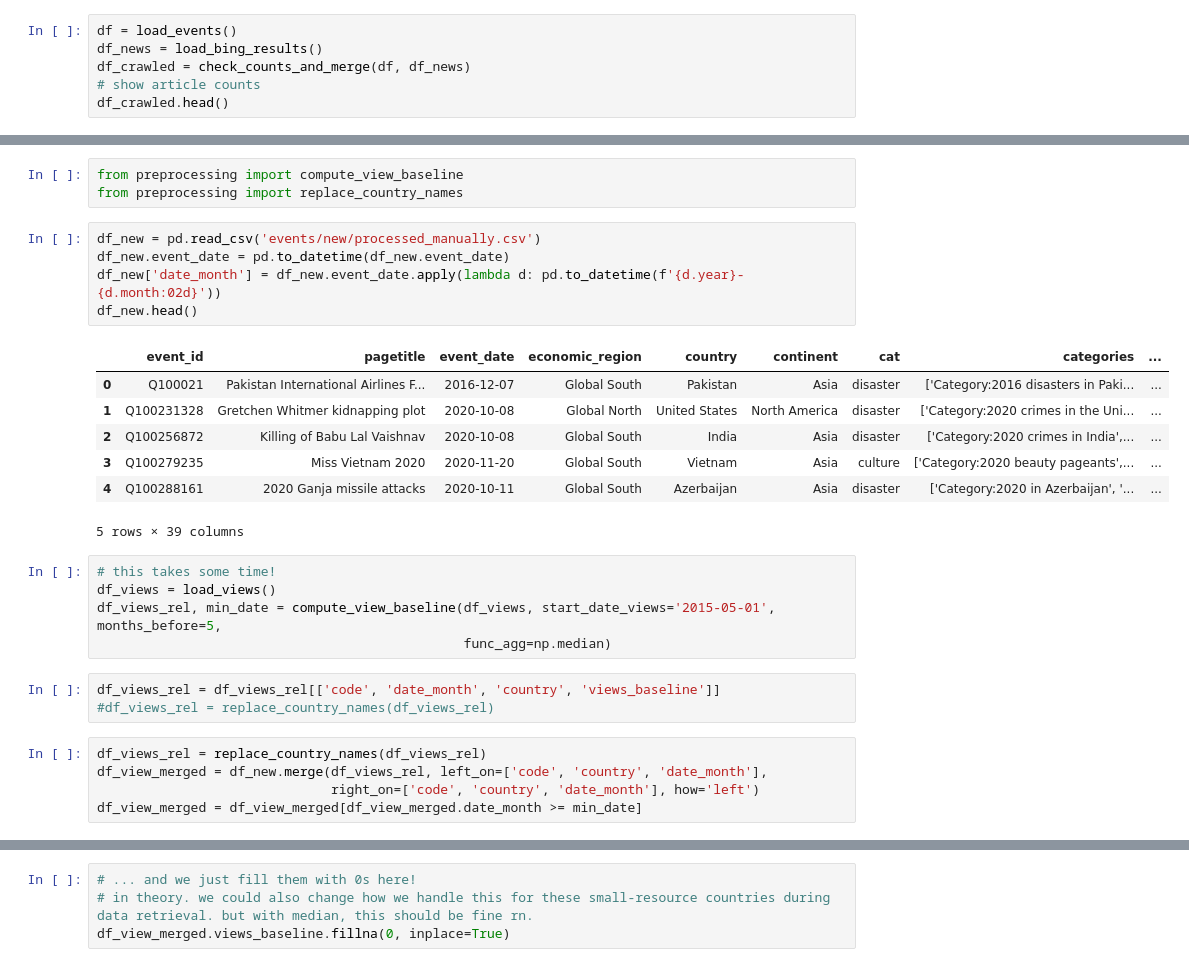
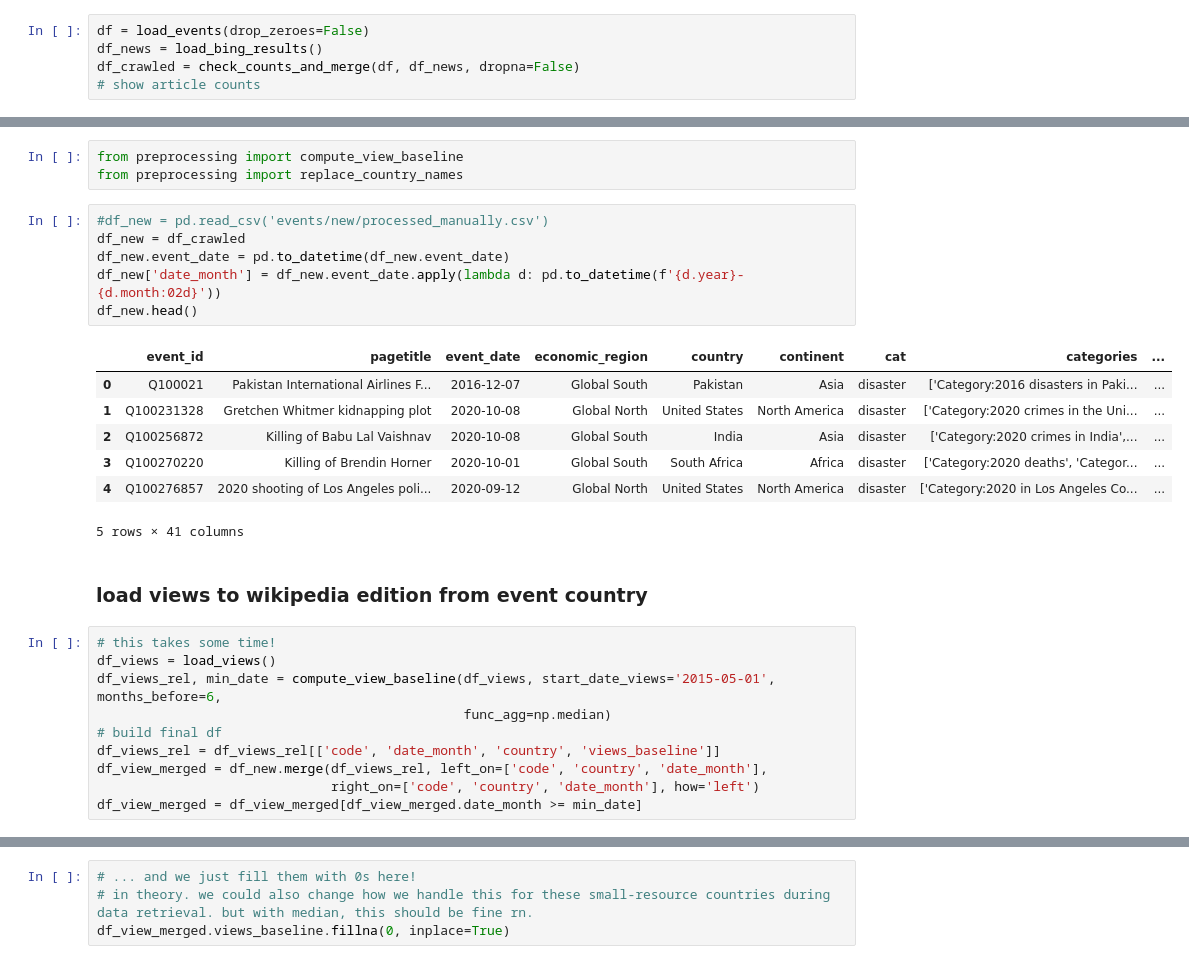
Before and after one commit to ruptho/wiki-event-bias, a Jupyter notebook: prepare_dataframe.ipynb, the cells around one changed output, grey strips where cells are left out. Drawn from its saved outputs; the diff is of its cells as text.

```diff
--- a/prepare_dataframe.ipynb
+++ b/prepare_dataframe.ipynb
@@ -8,11 +11,10 @@ from preprocessing import load_events, load_bing_results, check_counts_and_merge
 # %% [markdown]
 ## load df
 # %%
-df = load_events()
+df = load_events(drop_zeroes=False)
 df_news = load_bing_results()
-df_crawled = check_counts_and_merge(df, df_news)
+df_crawled = check_counts_and_merge(df, df_news, dropna=False)
 # show article counts
-df_crawled.head()
 # %% [output]
 Loading de
 LOAD FROM scraping/results/de_bingnews.json, Articles now: 2304
@@ -88,31 +95,31 @@ Note that these are commented out because we already did that once. the manually
 from preprocessing import compute_view_baseline
 from preprocessing import replace_country_names
 # %%
-df_new = pd.read_csv('events/new/processed_manually.csv')
+#df_new = pd.read_csv('events/new/processed_manually.csv')
+df_new = df_crawled
 df_new.event_date = pd.to_datetime(df_new.event_date)
 df_new['date_month'] = df_new.event_date.apply(lambda d: pd.to_datetime(f'{d.year}-{d.month:02d}'))
 df_new.head()
 # %% [output]
 |  | event_id | pagetitle | event_date | economic_region | country | continent | cat | categories | ... |
 | 0 | Q100021 | Pakistan International Airlines F... | 2016-12-07 | Global South | Pakistan | Asia | disaster | ['Category:2016 disasters in Paki... | ... |
 | 1 | Q100231328 | Gretchen Whitmer kidnapping plot | 2020-10-08 | Global North | United States | North America | disaster | ['Category:2020 crimes in the Uni... | ... |
 | 2 | Q100256872 | Killing of Babu Lal Vaishnav | 2020-10-08 | Global South | India | Asia | disaster | ['Category:2020 crimes in India',... | ... |
-| 3 | Q100279235 | Miss Vietnam 2020 | 2020-11-20 | Global South | Vietnam | Asia | culture | ['Category:2020 beauty pageants',... | ... |
-| 4 | Q100288161 | 2020 Ganja missile attacks | 2020-10-11 | Global South | Azerbaijan | Asia | disaster | ['Category:2020 in Azerbaijan', '... | ... |
+| 3 | Q100270220 | Killing of Brendin Horner | 2020-10-01 | Global South | South Africa | Africa | disaster | ['Category:2020 deaths', 'Categor... | ... |
+| 4 | Q100276857 | 2020 shooting of Los Angeles poli... | 2020-09-12 | Global North | United States | North America | disaster | ['Category:2020 in Los Angeles Co... | ... |
-5 rows × 39 columns
+5 rows × 41 columns
+# %% [markdown]
+### load views to wikipedia edition from event country
 # %%
 # this takes some time!
 df_views = load_views()
-df_views_rel, min_date = compute_view_baseline(df_views, start_date_views='2015-05-01', months_before=5,
+df_views_rel, min_date = compute_view_baseline(df_views, start_date_views='2015-05-01', months_before=6,
                                                func_agg=np.median)
+# build final df
+df_views_rel = df_views_rel[['code', 'date_month', 'country', 'views_baseline']]
+df_view_merged = df_new.merge(df_views_rel, left_on=['code', 'country', 'date_month'],
+                              right_on=['code', 'country', 'date_month'], how='left')
+df_view_merged = df_view_merged[df_view_merged.date_month >= min_date]
-# %%
-df_views_rel = df_views_rel[['code', 'date_month', 'country', 'views_baseline']]
-#df_views_rel = replace_country_names(df_views_rel)
-# %%
-df_views_rel = replace_country_names(df_views_rel)
-df_view_merged = df_new.merge(df_views_rel, left_on=['code', 'country', 'date_month'],
-                              right_on=['code', 'country', 'date_month'], how='left')
-df_view_merged = df_view_merged[df_view_merged.date_month >= min_date]
 # %%
 # check if results are valid
 countries_na = df_view_merged[pd.isna(df_view_merged.views_baseline)].country.unique()
```
Also changed, not shown: parts of 18 cells of this notebook, 6 other files.
